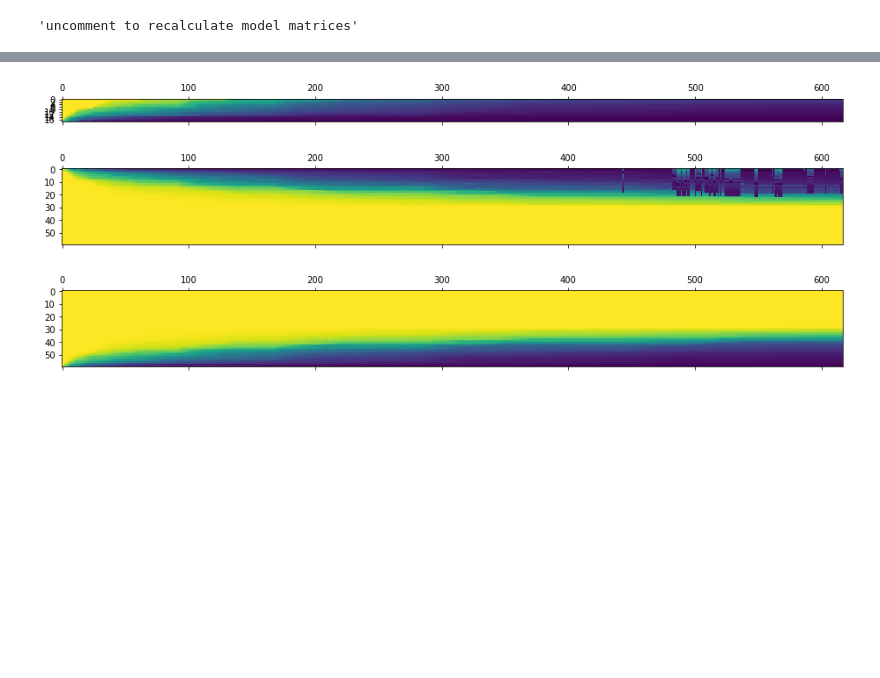
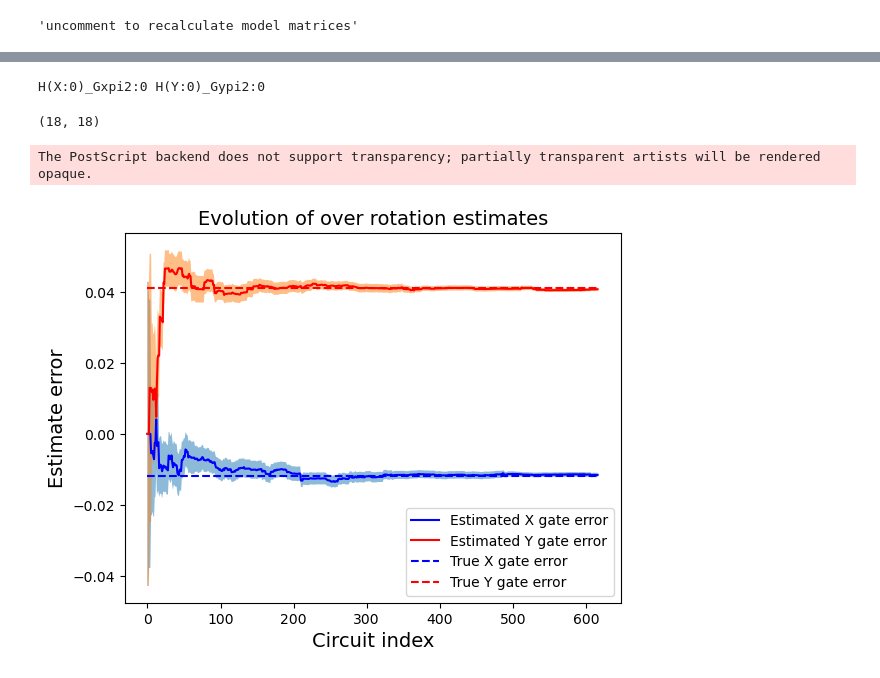
Before and after one commit to jpmarceaux/KalmanGST, a Jupyter notebook: OneQubitExamples.ipynb, the cells around one changed output, grey strips where cells are left out. Cells and saved outputs as stored; diff of their text form; code cells hidden in the pictures; blank space fills up the shorter version.

```diff
--- a/OneQubitExamples.ipynb
+++ b/OneQubitExamples.ipynb
@@ -261,14 +301,0 @@ cptp_target = std.target_model('CPTP')
-# %%
-# setup the datagen model
-max_fogi_error_rate = 0.12
-mdl_datagen = std.target_model('H+s')
-basis1q = pygsti.baseobjs.Basis.cast('pp', 4)
-gauge_basis = pygsti.baseobjs.CompleteElementaryErrorgenBasis(
-                        basis1q, mdl_datagen.state_space, elementary_errorgen_types='HS')
-mdl_datagen.setup_fogi(gauge_basis, None, None, reparameterize=True,
-                     dependent_fogi_action='drop', include_spam=True)
-ar = mdl_datagen.fogi_errorgen_components_array(include_fogv=False, normalized_elem_gens=True)
-fogi_target_model = mdl_datagen.copy()
-np.random.seed(SEED)
-ar = max_fogi_error_rate * np.random.rand(len(ar))
-mdl_datagen.set_fogi_errorgen_components_array(ar, include_fogv=False, normalized_elem_gens=True)
@@ -387,12 +302,38 @@ plot_covar_evals(mle1_covars)
-# %%
-plot_covar_svals(mle1_covars)
-# %% [output]
-[figure, removed]
-# %%
-plot_covar_evals(cptp_mle1_covars)
-# %% [output]
-[figure, removed]
-# %%
-plot_covar_svals(cptp_mle1_covars)
-# %% [output]
-[figure, removed]
+# %%
+print(mdl_datagen.fogi_errorgen_component_labels()[6], mdl_datagen.fogi_errorgen_component_labels()[9])
+# %% [output]
+H(X:0)_Gxpi2:0 H(Y:0)_Gypi2:0
+# %%
+ekf1.covar_history[0].shape
+# %% [output]
+(18, 18)
+# %%
+"""evolution of over-rotation error"""
+
+overrot_errors = np.zeros((2, len(ekf1.param_history)))
+true_params = mdl_datagen.to_vector()
+
+for i in range(len(ekf1.param_history)):
+    overrot_errors[0, i] = ekf1.param_history[i][6]
+    overrot_errors[1, i] = ekf1.param_history[i][9]
+
+xline_estimate, = plt.plot(overrot_errors[0, :], c='blue')
+sigmas = np.sqrt([c[6,6] for c in ekf1.covar_history])
+plt.fill_between(range(len(overrot_errors[0, :])), overrot_errors[0, :]-sigmas, overrot_errors[0, :]+sigmas, alpha=0.5)
+yline_estimate, = plt.plot(overrot_errors[1, :], c='red')
+sigmas = np.sqrt([c[9,9] for c in ekf1.covar_history])
+plt.fill_between(range(len(overrot_errors[1, :])), overrot_errors[1, :]-sigmas, overrot_errors[1, :]+sigmas, alpha=0.5)
+
+xline_true, = plt.plot((0, len(overrot_errors[0, :])), (true_params[6], true_params[6]), c='blue', linestyle='dashed')
+yline_true, = plt.plot((0, len(overrot_errors[0, :])), (true_params[9], true_params[9]), c='red', linestyle='dashed')
+
+
+plt.legend([xline_estimate, yline_estimate, xline_true, yline_true], ['Estimated X gate error', 'Estimated Y gate error', 'True X gate error', 'True Y gate error'], loc='lower right')
+
+plt.title('Evolution of over rotation estimates', fontsize=14)
+plt.xlabel('Circuit index', fontsize=14)
+plt.ylabel('Estimate error', fontsize=14)
+plt.savefig('Figures/Overrot.eps', dpi=350, format="eps", pad_inches=0.1)
+# %% [output]
+The PostScript backend does not support transparency; partially transparent artists will be rendered opaque.
+[figure, added]
```
Also changed, not shown: parts of 39 cells of this notebook, 9 other files.
